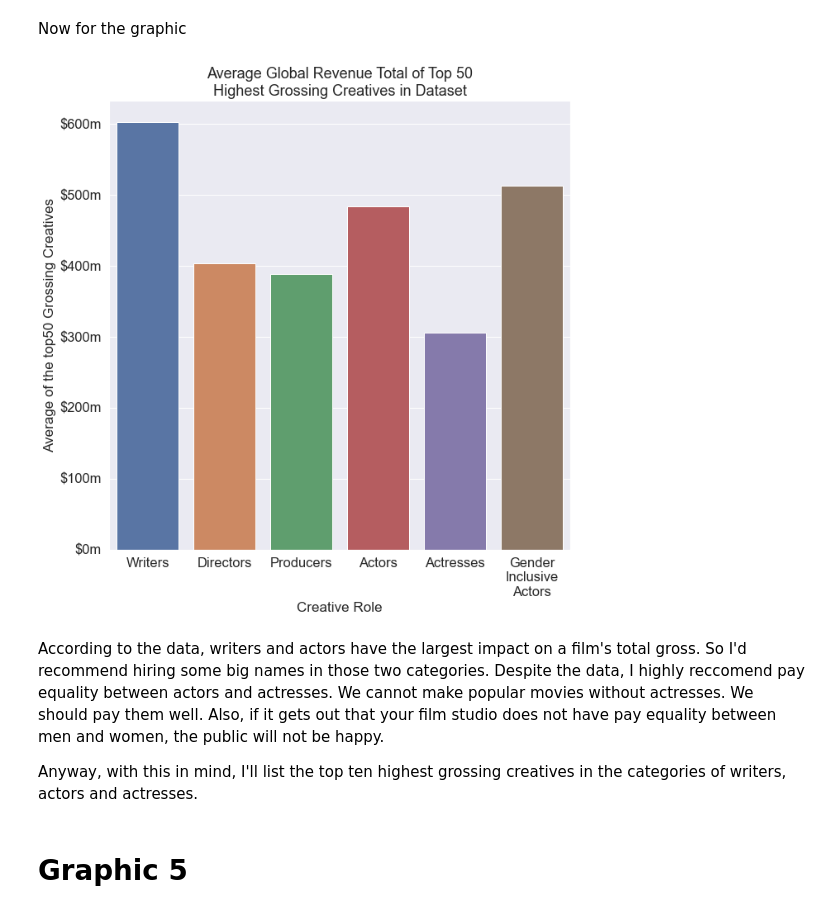
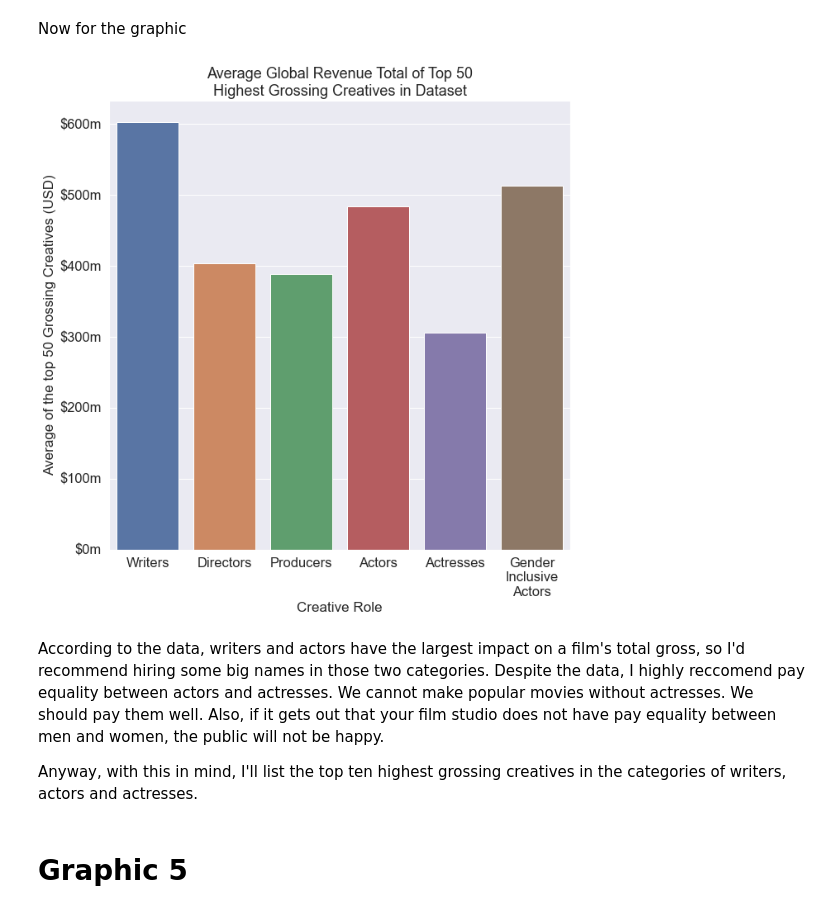
Before and after one commit to FunkyTable/Project-1-Data-Cleaning-of-Movie-Tables, a Jupyter notebook: Project_Notebook.ipynb, the cells around one changed output. Drawn from its saved outputs; the diff is of its cells as text; code cells hidden in the pictures.

```diff
--- a/Project_Notebook.ipynb
+++ b/Project_Notebook.ipynb
@@ -461,7 +569,10 @@ See the caveats in the documentation: https://pandas.pydata.org/pandas-docs/stab
 # %% [markdown]
 Now I'll merge The Numbers into my movies_analyzed dataframe. First I need to edit The Numbers database so I can merge it with movies_analyzed easily. Like earlier, I'll start by editing the column names.
 # %%
-tn.rename(columns = {'id':'tn_id','movie':'tn_title','domestic_gross':'tn_domestic_gross', 'worldwide_gross': 'tn_worldwide_gross', 'release_date':'tn_release_date'},inplace=True)
+tn.rename(columns = {'id':'tn_id','movie':'tn_title',
+                     'domestic_gross':'tn_domestic_gross',
+                     'worldwide_gross': 'tn_worldwide_gross',
+                     'release_date':'tn_release_date'},inplace=True)
 # %% [markdown]
 Now I'll fix yet another error in the film Upside Down.
 # %%
@@ -509,7 +669,8 @@ First I'll set the max rows to none so I can review all of the duplicates, then
 # %%
 pd.set_option("display.max_rows", None, "display.max_columns", None)
 
-duplicated_titles = movies_analyzed[movies_analyzed['movie_id'].duplicated(keep=False)].sort_values('title')
+duplicated_titles = movies_analyzed[movies_analyzed['movie_id'].duplicated
+                                    (keep=False)].sort_values('title')
 duplicated_titles = duplicated_titles.iloc[:,1:].reset_index()
 duplicated_titles['duped_title'] = duplicated_titles['movie_id'].duplicated()
 duplicated_titles['duped_year'] = duplicated_titles['year'].duplicated().astype(bool)
@@ -1705,37 +1896,39 @@ creatives_gross_graphic = all_creatives_average.copy()
 
 #Labels (abb is abbreviated)
 abb_rows = ['Writers','Directors','Producers','Actors',
             'Actresses','Gender\nInclusive\nActors']
 #This for loop and corresponding dataframe command labels the graphic
 #as specified above
 row_change = {}
 for i in range(len(des_rows)):
     row_change[des_rows[i]]=abb_rows[i]
 creatives_gross_graphic['Creative Jobs'] = creatives_gross_graphic['Creative Jobs'].map(lambda x: row_change[x])
 
 #More labeling
 xlabel = "Creative Role"
-ylabel = "Average of the top" +str(the_top)+" Grossing Creatives"
+ylabel = "Average of the top " +str(the_top)+" Grossing Creatives (USD)"
 title = "Average Global Revenue Total of Top " +str(the_top)+"\nHighest Grossing Creatives in Dataset"
 
 #Setting the plot size
 plt.figure(figsize=(10, 10))
 sns.set(font_scale = 1.5)
 
 #Creating the plot
 q3_ax = sns.barplot(y=grs,x=job, data=creatives_gross_graphic)
 
 #Formatting
 q3_ax.set_xlabel(xlabel, fontsize = 17)
 q3_ax.set_ylabel(ylabel, fontsize = 17)
 q3_ax.set(title=title)
+
+#Setting up the Y-axis tick marks
 current_values = q3_ax.get_yticks()
 current_values[:]=current_values[:]
 q3_ax.set_yticklabels(['${:.0f}m'.format(x) for x in current_values]);
 # %% [output]
-[figure, old version]
+[figure, new version]
 # %% [markdown]
-According to the data, writers and actors have the largest impact on a film's total gross. So I'd recommend hiring some big names in those two categories. Despite the data, I highly reccomend pay equality between actors and actresses. We cannot make popular movies without actresses. We should pay them well. Also, if it gets out that your film studio does not have pay equality between men and women, the public will not be happy.
+According to the data, writers and actors have the largest impact on a film's total gross, so I'd recommend hiring some big names in those two categories. Despite the data, I highly reccomend pay equality between actors and actresses. We cannot make popular movies without actresses. We should pay them well. Also, if it gets out that your film studio does not have pay equality between men and women, the public will not be happy.
 
 Anyway, with this in mind, I'll list the top ten highest grossing creatives in the categories of writers, actors and actresses.
 # %% [markdown]
```
Also changed, not shown: parts of 50 cells of this notebook, 5 other files.
